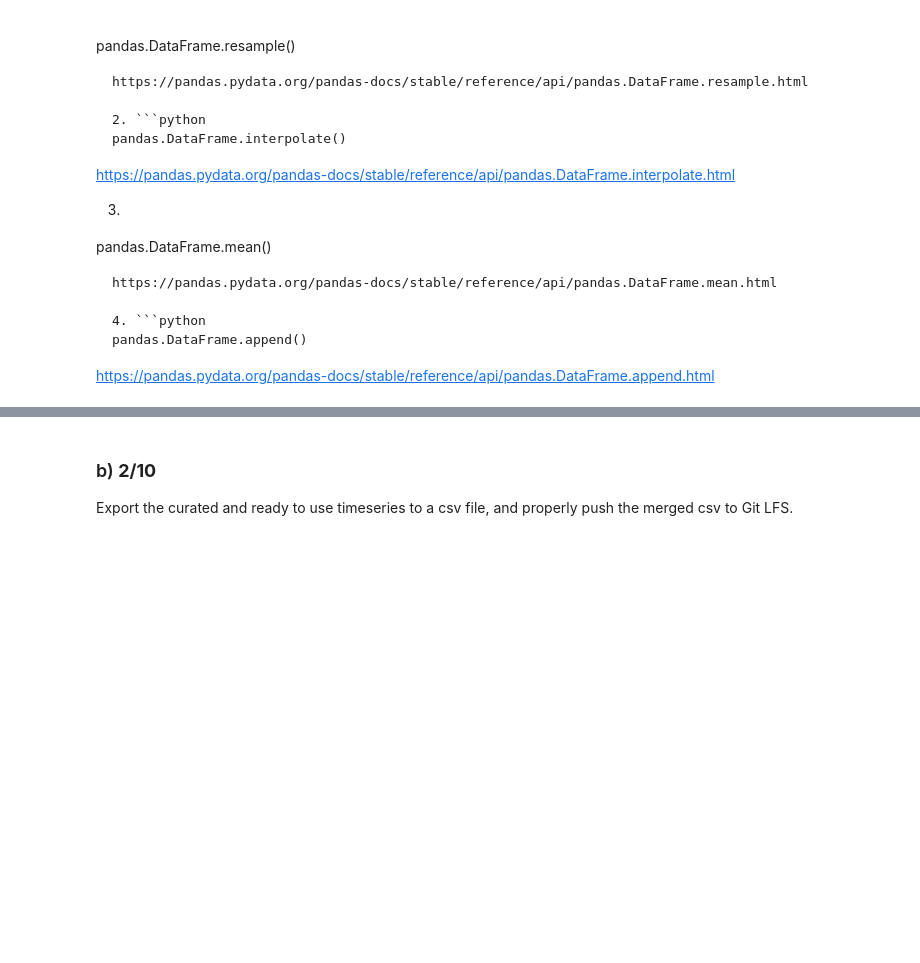
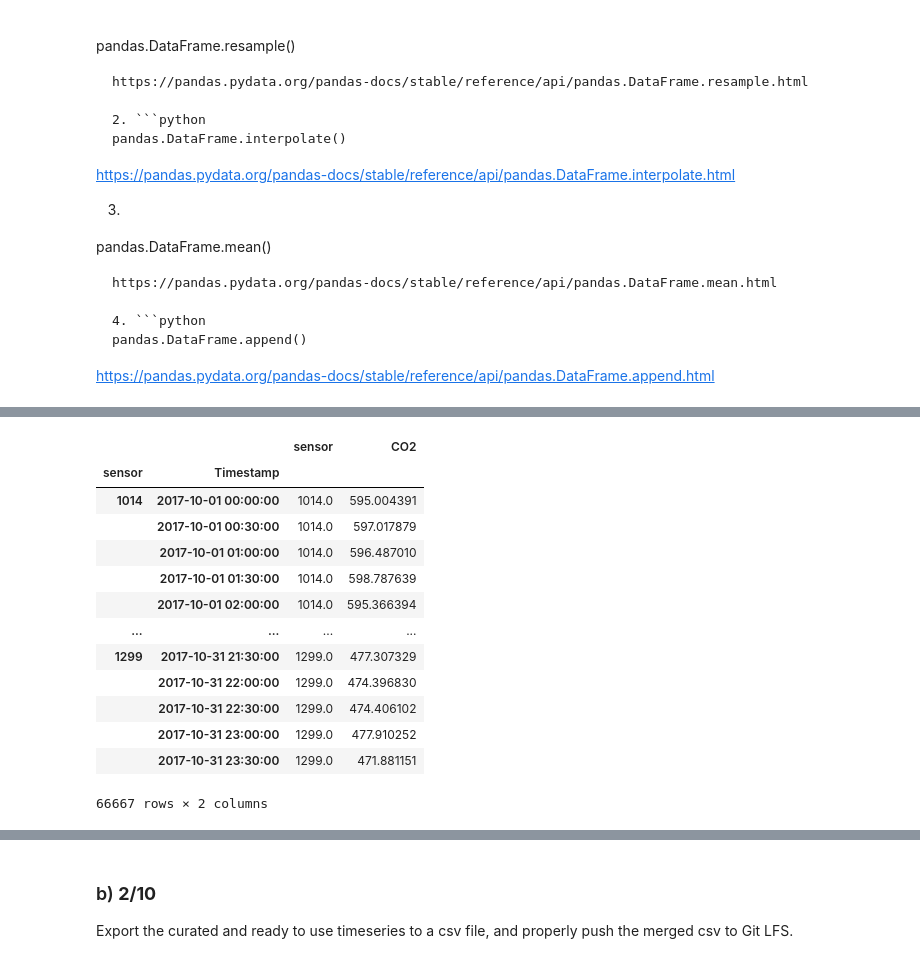
Before and after one commit to ayman-mezghani/dslab-hw1-Data_Science_with_CO2, a Jupyter notebook: notebooks/DSLab-homework1.ipynb, the cells around one changed output, grey strips where cells are left out. Cells and saved outputs as stored; diff of their text form; code cells hidden in the pictures; blank space fills up the shorter version.

```diff
--- a/notebooks/DSLab-homework1.ipynb
+++ b/notebooks/DSLab-homework1.ipynb
@@ -114,3 +133,20 @@ measurements.info()
+# %%
+measurements
+# %% [output]
+|  |  | sensor | CO2 |
+| sensor | Timestamp |  |  |
+| 1014 | 2017-10-01 00:00:00 | 1014.0 | 595.004391 |
+|  | 2017-10-01 00:30:00 | 1014.0 | 597.017879 |
+|  | 2017-10-01 01:00:00 | 1014.0 | 596.487010 |
+|  | 2017-10-01 01:30:00 | 1014.0 | 598.787639 |
+|  | 2017-10-01 02:00:00 | 1014.0 | 595.366394 |
+| ... | ... | ... | ... |
+| 1299 | 2017-10-31 21:30:00 | 1299.0 | 477.307329 |
+|  | 2017-10-31 22:00:00 | 1299.0 | 474.396830 |
+|  | 2017-10-31 22:30:00 | 1299.0 | 474.406102 |
+|  | 2017-10-31 23:00:00 | 1299.0 | 477.910252 |
+|  | 2017-10-31 23:30:00 | 1299.0 | 471.881151 |
+66667 rows × 2 columns
 # %%
 temperature = pd.read_csv("../data/carbosense-raw/temperature_humidity.csv",
                           sep="\t",
```
Also changed, not shown: parts of 21 cells of this notebook.
